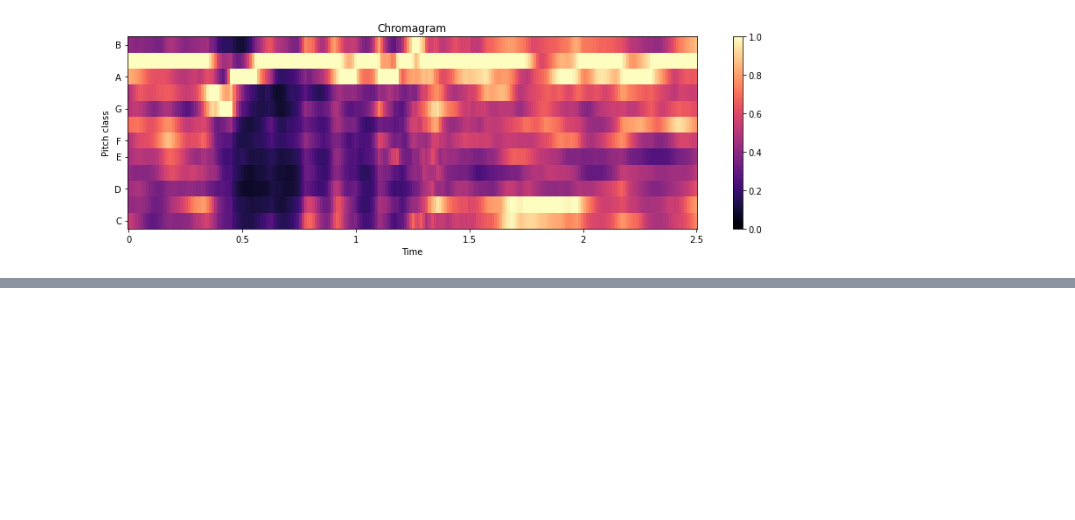
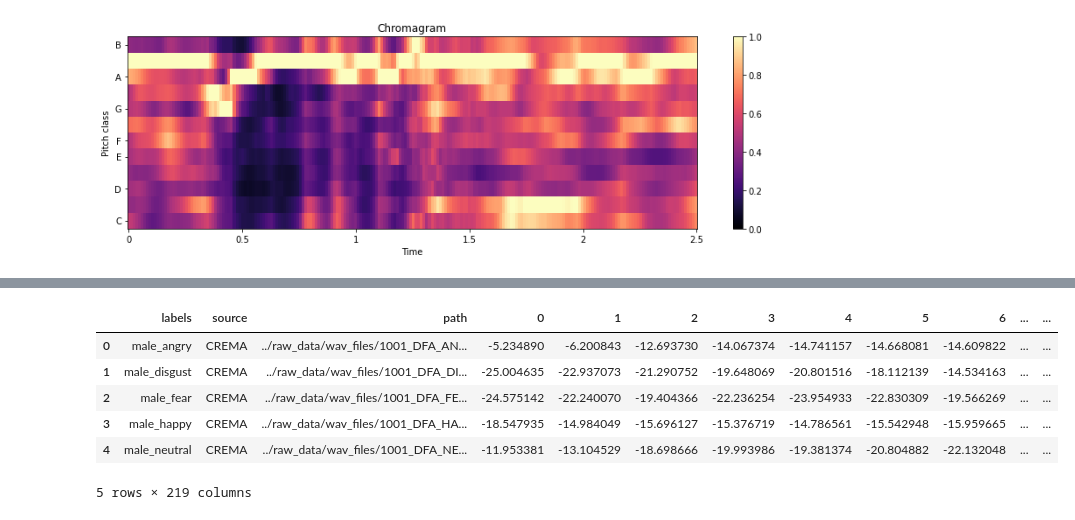
Before and after one commit to geowilso/speech-emotion-recognition, a Jupyter notebook: notebooks/geowilso_data_exploration.ipynb, the cells around one changed output, grey strips where cells are left out. Drawn from its saved outputs; the diff is of its cells as text; code cells hidden in the pictures; blank space fills up the shorter version.

```diff
--- a/notebooks/geowilso_data_exploration.ipynb
+++ b/notebooks/geowilso_data_exploration.ipynb
@@ -185,0 +188,2 @@ plt.tight_layout()
+# %%
+CREMA_sample = group.head(10)
@@ -185,0 +229,15 @@ plt.tight_layout()
+# %%
+df_list = [
+pd.DataFrame(columns=['chroma_stft'])
+,pd.DataFrame(columns=['chroma_cqt'])
+,pd.DataFrame(columns=['chroma_cens'])
+,pd.DataFrame(columns=['melspectrogram'])
+,pd.DataFrame(columns=['mfcc'])
+,pd.DataFrame(columns=['spectral_centroid'])
+,pd.DataFrame(columns=['spectral_bandwidth'])
+,pd.DataFrame(columns=['spectral_contrast'])
+,pd.DataFrame(columns=['spectral_rolloff'])
+,pd.DataFrame(columns=['poly_features'])
+,pd.DataFrame(columns=['tonnetz'])
+,pd.DataFrame(columns=['tempogram'])
+,pd.DataFrame(columns=['fourier_tempogram'])]
@@ -185,0 +389,25 @@ plt.tight_layout()
+# %%
+#chroma_stft
+chroma_stft_df = pd.DataFrame(columns=['chroma_stft'])
+sample_rate = 44100
+# loop feature extraction over the entire dataset
+counter=0
+for path in CREMA_sample['path']:
+    X, sample_rate = librosa.load(path
+                                  , res_type='kaiser_fast'
+                                  ,duration=2.5
+                                  ,sr=sample_rate
+                                  ,offset=0.5
+                                 )
+    sample_rate = np.array(sample_rate)
+
+    # mean as the feature. Could do min and max etc as well.
+    features = np.mean(librosa.feature.melspectrogram(y=X,
+                                        sr=sample_rate),
+                    axis=0)
+    df.loc[counter] = [features]
+    counter=counter+1
+
+# Check a few records to make sure its processed successfully
+print(len(chroma_stft_df))
+df.head()
@@ -185,0 +422,11 @@ plt.tight_layout()
+# %%
+df = pd.concat([CREMA_sample,pd.DataFrame(df['feature'].values.tolist())],axis=1)
+df[:5]
+# %% [output]
+|  | labels | source | path | 0 | 1 | 2 | 3 | 4 | 5 | 6 | ... | ... |
+| 0 | male_angry | CREMA | ../raw_data/wav_files/1001_DFA_AN... | -5.234890 | -6.200843 | -12.693730 | -14.067374 | -14.741157 | -14.668081 | -14.609822 | ... | ... |
+| 1 | male_disgust | CREMA | ../raw_data/wav_files/1001_DFA_DI... | -25.004635 | -22.937073 | -21.290752 | -19.648069 | -20.801516 | -18.112139 | -14.534163 | ... | ... |
+| 2 | male_fear | CREMA | ../raw_data/wav_files/1001_DFA_FE... | -24.575142 | -22.240070 | -19.404366 | -22.236254 | -23.954933 | -22.830309 | -19.566269 | ... | ... |
+| 3 | male_happy | CREMA | ../raw_data/wav_files/1001_DFA_HA... | -18.547935 | -14.984049 | -15.696127 | -15.376719 | -14.786561 | -15.542948 | -15.959665 | ... | ... |
+| 4 | male_neutral | CREMA | ../raw_data/wav_files/1001_DFA_NE... | -11.953381 | -13.104529 | -18.698666 | -19.993986 | -19.381374 | -20.804882 | -22.132048 | ... | ... |
+5 rows × 219 columns
```
Also changed, not shown: parts of 12 cells of this notebook, 1 other file.
